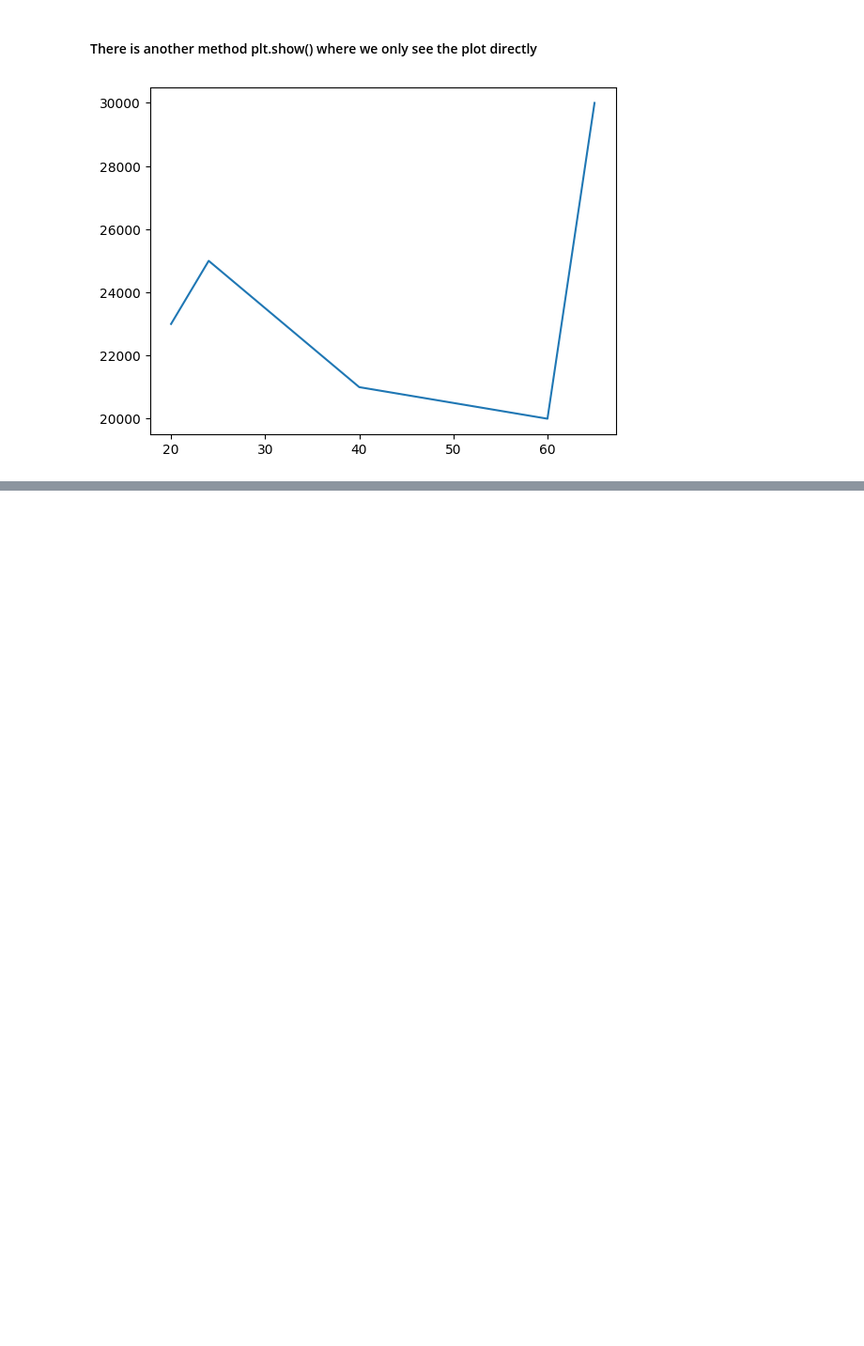
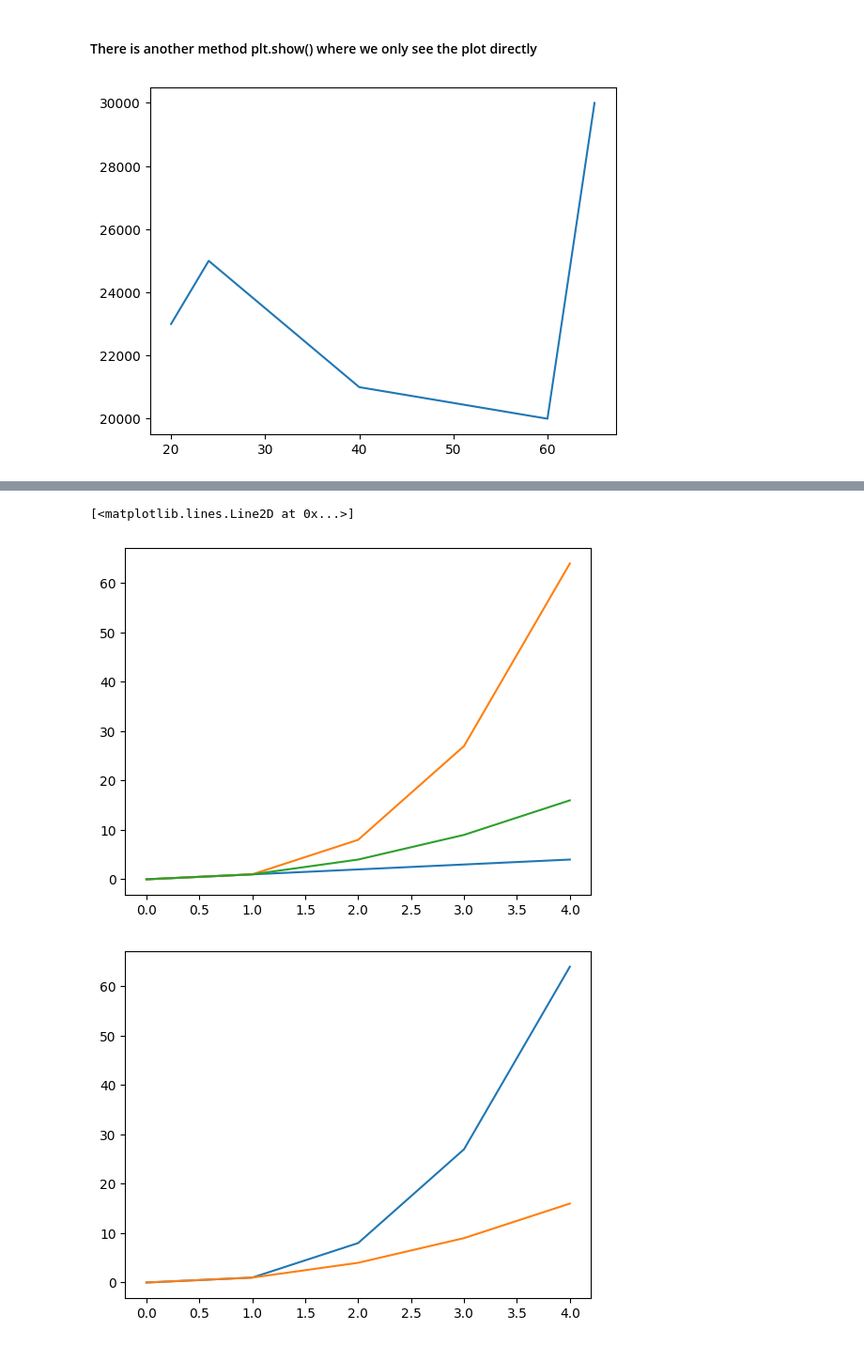
Before and after one commit to harshitgupta240197/Python, a Jupyter notebook: Matplotlib/Core_Concepts/Matplotlib_Basics.ipynb, the cells around one changed output, grey strips where cells are left out. Shown at 94% size. Drawn from its saved outputs; the diff is of its cells as text; code cells hidden in the pictures; blank space fills up the shorter version.

```diff
--- a/Matplotlib/Core_Concepts/Matplotlib_Basics.ipynb
+++ b/Matplotlib/Core_Concepts/Matplotlib_Basics.ipynb
@@ -31,0 +54,13 @@ plt.show()
+# %%
+plt.figure()
+plt.plot(nums,nums)
+plt.plot(nums, nums**3)
+plt.plot(nums, nums*nums)
+# /////////////////////////////
+plt.figure()
+plt.plot(nums, nums**3)
+plt.plot(nums, nums*nums)
+# %% [output]
+[<matplotlib.lines.Line2D at 0x...>]
+[figure, added]
+[figure, added]
```
Also changed, not shown: parts of 5 cells of this notebook.
